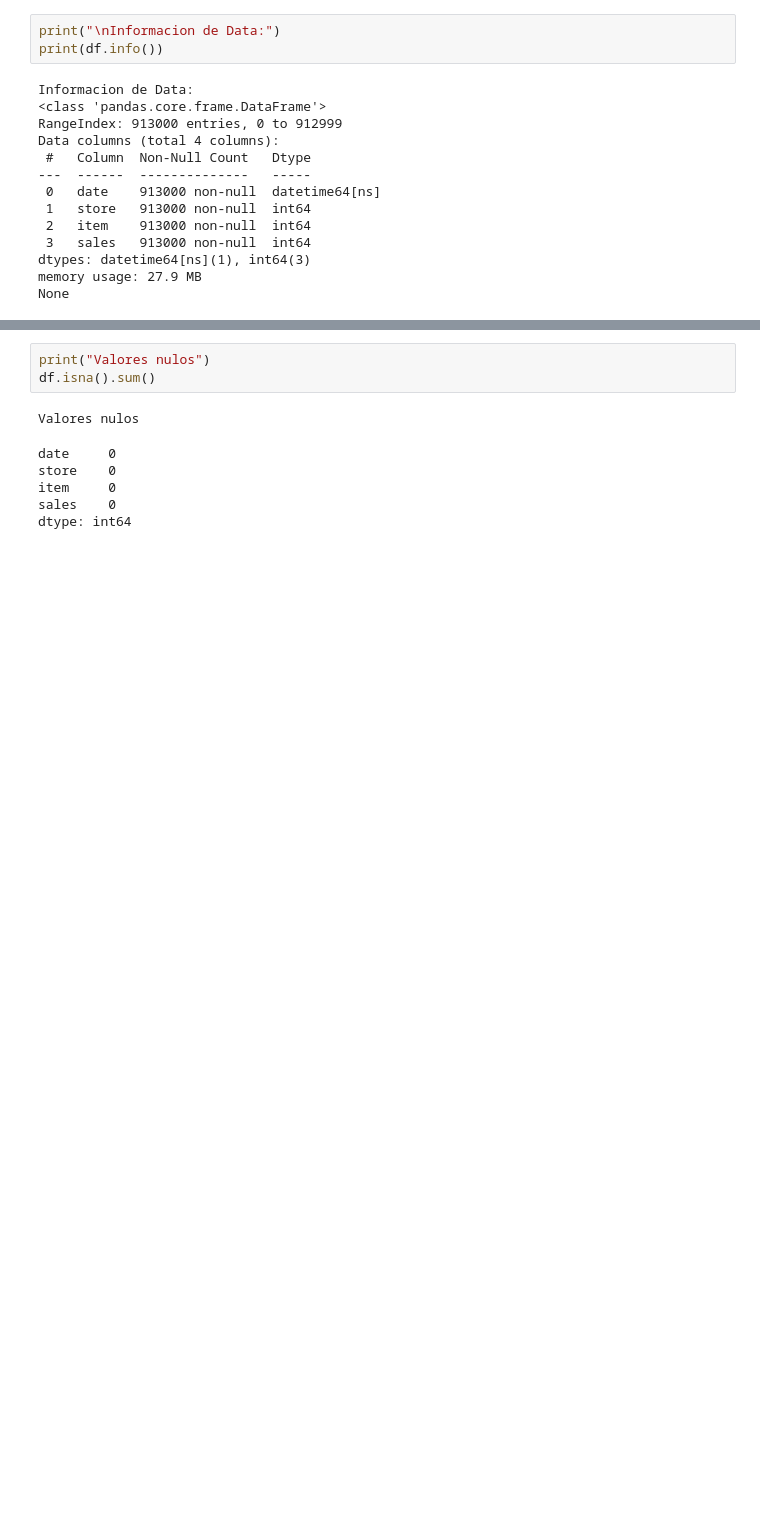
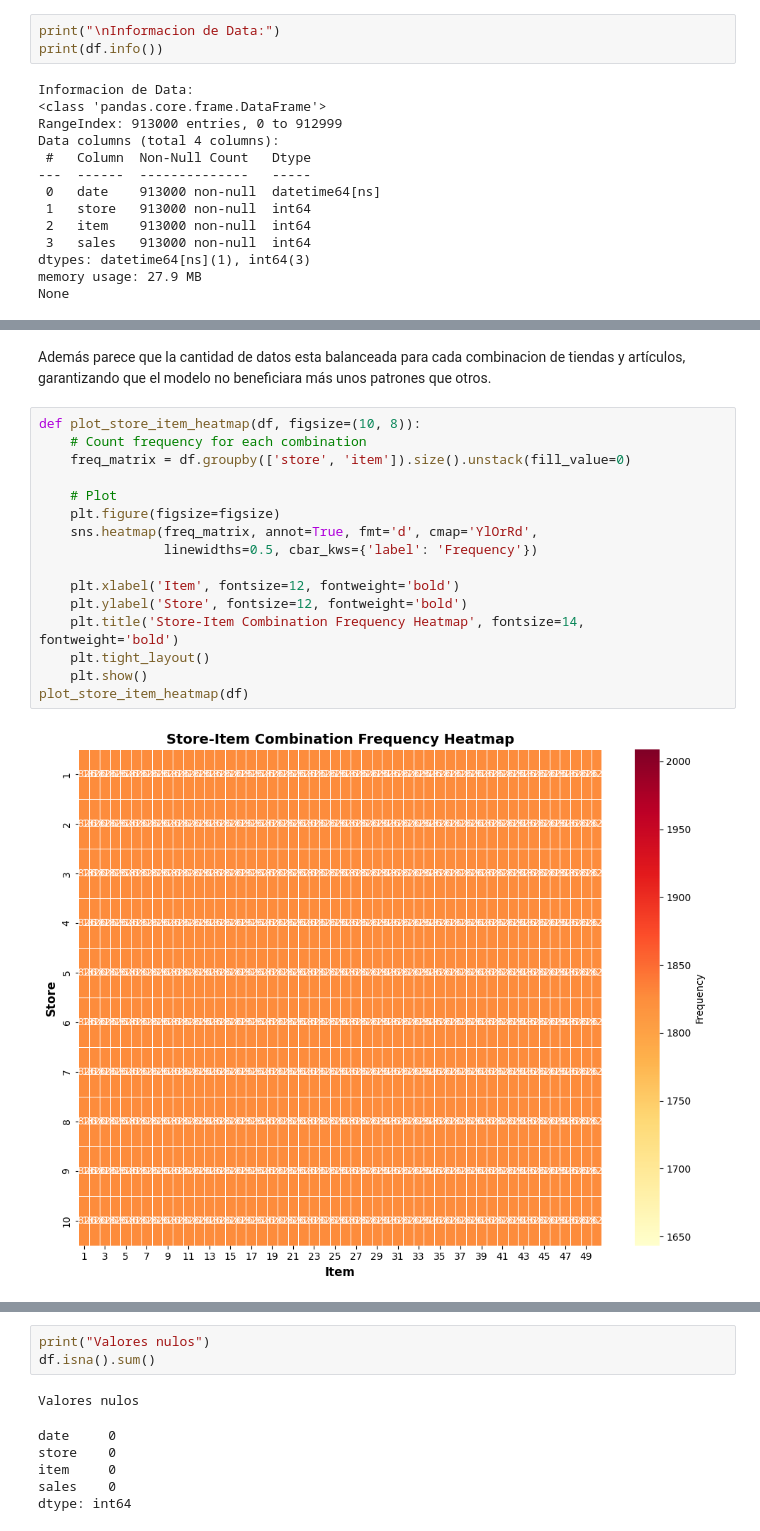
Before and after one commit to DanielRasho/DeepLearning-Lab8, a Jupyter notebook: report.ipynb, the cells around one changed output, grey strips where cells are left out. Drawn from its saved outputs; the diff is of its cells as text; blank space fills up the shorter version.

```diff
--- a/report.ipynb
+++ b/report.ipynb
@@ -72,3 +79,23 @@ std                              NaN       2.872283      14.430878
 Numero de tiendas: 10
 
 Numero de items: 50
+# %% [markdown]
+Además parece que la cantidad de datos esta balanceada para cada combinacion de tiendas y artículos, garantizando que el modelo no beneficiara más unos patrones que otros.
+# %%
+def plot_store_item_heatmap(df, figsize=(10, 8)):
+    # Count frequency for each combination
+    freq_matrix = df.groupby(['store', 'item']).size().unstack(fill_value=0)
+
+    # Plot
+    plt.figure(figsize=figsize)
+    sns.heatmap(freq_matrix, annot=True, fmt='d', cmap='YlOrRd',
+                linewidths=0.5, cbar_kws={'label': 'Frequency'})
+
+    plt.xlabel('Item', fontsize=12, fontweight='bold')
+    plt.ylabel('Store', fontsize=12, fontweight='bold')
+    plt.title('Store-Item Combination Frequency Heatmap', fontsize=14, fontweight='bold')
+    plt.tight_layout()
+    plt.show()
+plot_store_item_heatmap(df)
+# %% [output]
+[figure, added]
```
Also changed, not shown: parts of 17 cells of this notebook, 1 other file.
